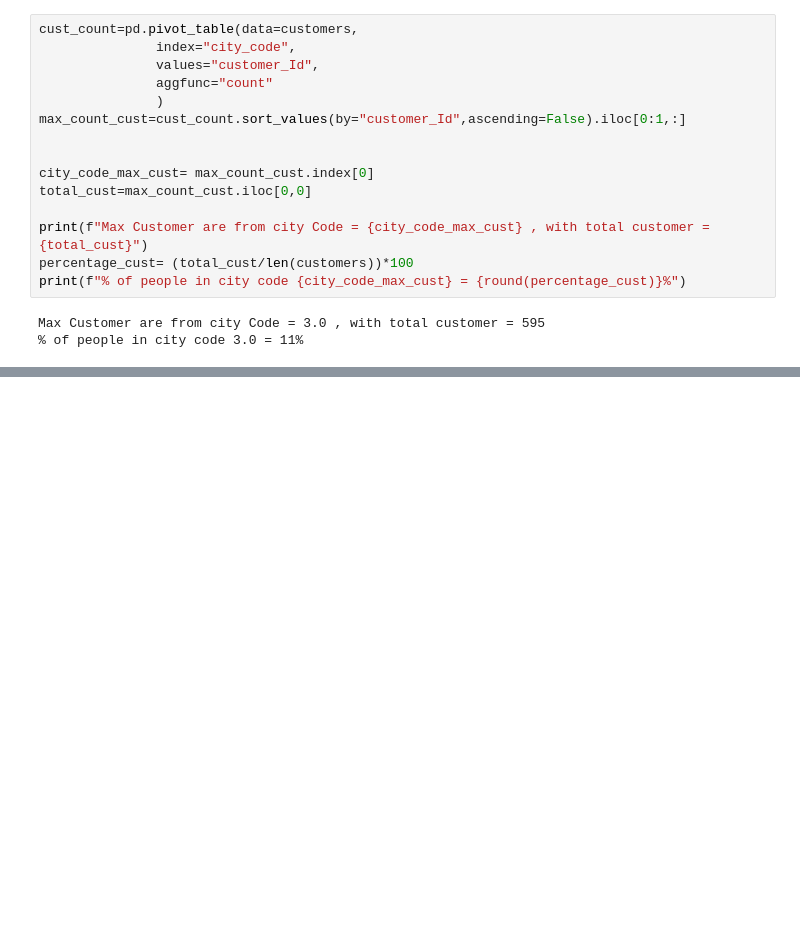
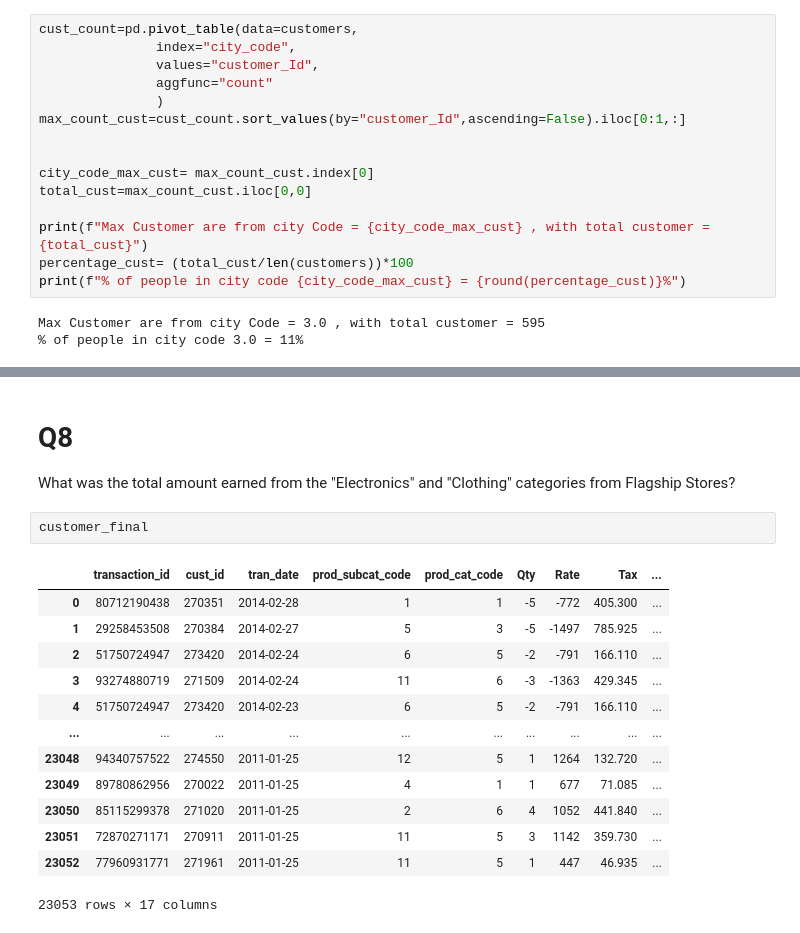
Before and after one commit to Pritish1607Tiwari/Case_Studies_Practice, a Jupyter notebook: Python Foundation Case Study 1 - Retail Case Study/Case Study 1 - Retail Case Study/solution.ipynb, the cells around one changed output, grey strips where cells are left out. Cells and saved outputs as stored; diff of their text form; blank space fills up the shorter version.

```diff
--- a/Python Foundation Case Study 1 - Retail Case Study/Case Study 1 - Retail Case Study/solution.ipynb
+++ b/Python Foundation Case Study 1 - Retail Case Study/Case Study 1 - Retail Case Study/solution.ipynb
@@ -294,0 +316,20 @@ Max Customer are from city Code = 3.0 , with total customer = 595
+# %% [markdown]
+# Q8
+What was the total amount earned from the "Electronics" and "Clothing" categories from
+Flagship Stores?
+# %%
+customer_final
+# %% [output]
+|  | transaction_id | cust_id | tran_date | prod_subcat_code | prod_cat_code | Qty | Rate | Tax | ... |
+| 0 | 80712190438 | 270351 | 2014-02-28 | 1 | 1 | -5 | -772 | 405.300 | ... |
+| 1 | 29258453508 | 270384 | 2014-02-27 | 5 | 3 | -5 | -1497 | 785.925 | ... |
+| 2 | 51750724947 | 273420 | 2014-02-24 | 6 | 5 | -2 | -791 | 166.110 | ... |
+| 3 | 93274880719 | 271509 | 2014-02-24 | 11 | 6 | -3 | -1363 | 429.345 | ... |
+| 4 | 51750724947 | 273420 | 2014-02-23 | 6 | 5 | -2 | -791 | 166.110 | ... |
+| ... | ... | ... | ... | ... | ... | ... | ... | ... | ... |
+| 23048 | 94340757522 | 274550 | 2011-01-25 | 12 | 5 | 1 | 1264 | 132.720 | ... |
+| 23049 | 89780862956 | 270022 | 2011-01-25 | 4 | 1 | 1 | 677 | 71.085 | ... |
+| 23050 | 85115299378 | 271020 | 2011-01-25 | 2 | 6 | 4 | 1052 | 441.840 | ... |
+| 23051 | 72870271171 | 270911 | 2011-01-25 | 11 | 5 | 3 | 1142 | 359.730 | ... |
+| 23052 | 77960931771 | 271961 | 2011-01-25 | 11 | 5 | 1 | 447 | 46.935 | ... |
+23053 rows × 17 columns
```
Also changed, not shown: parts of 5 cells of this notebook.
